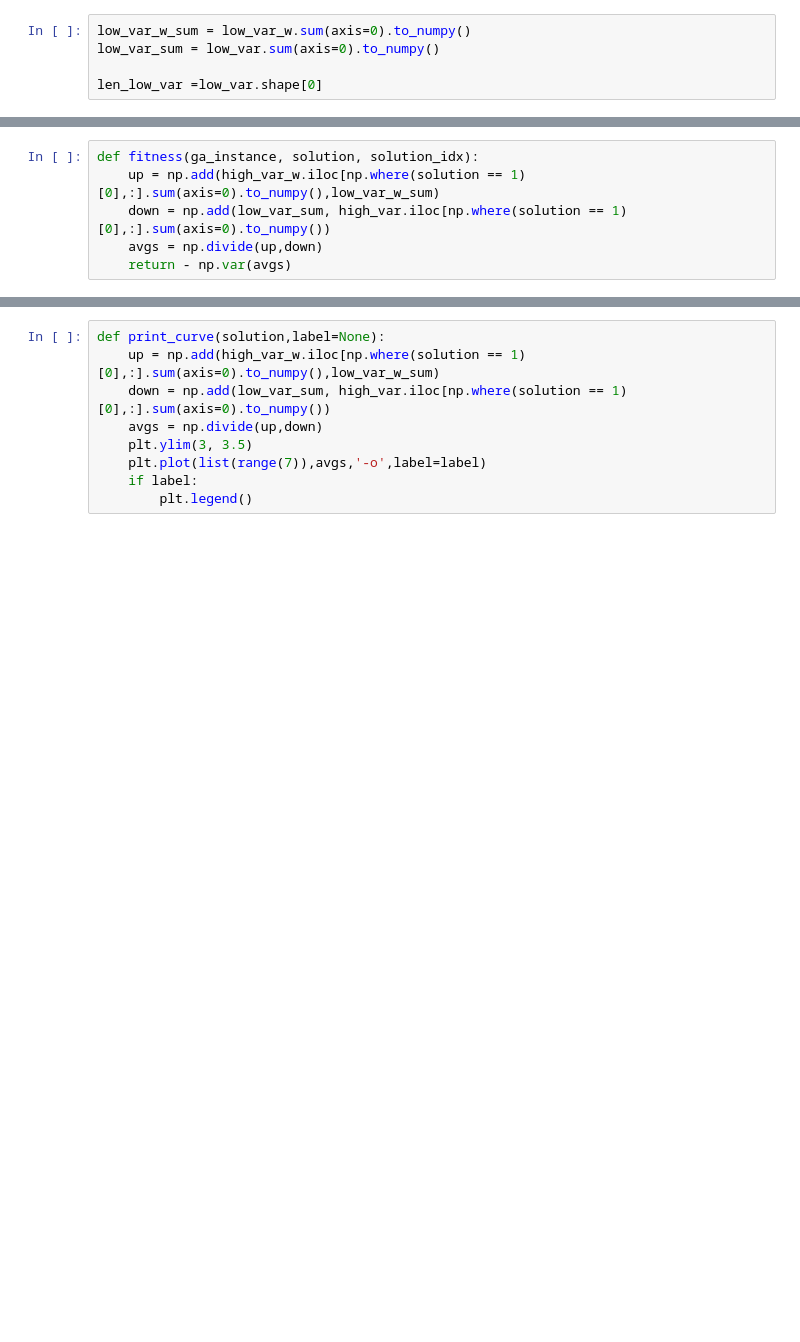
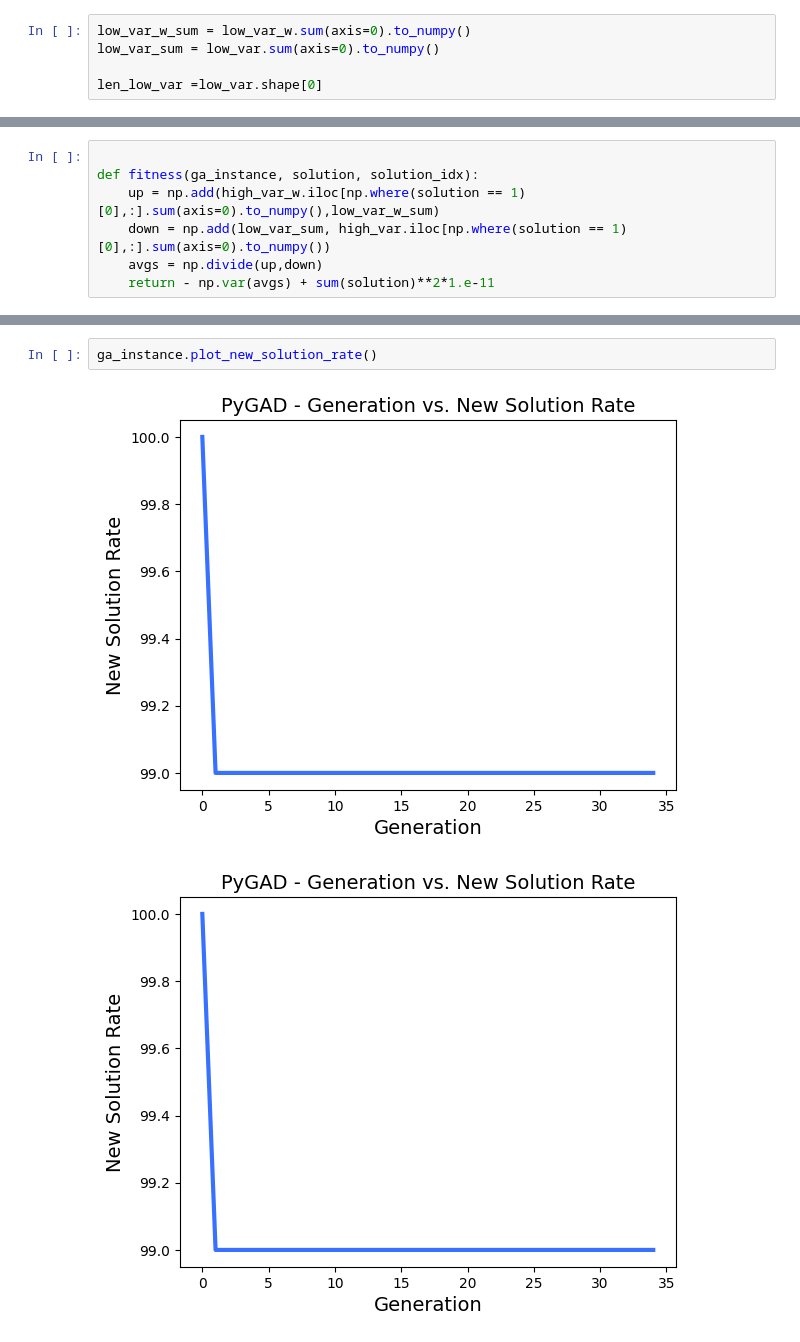
Before and after one commit to lavakin/ga_for_hourglass, a Jupyter notebook: pyGAD_implementation.ipynb, the cells around one changed output, grey strips where cells are left out. Drawn from its saved outputs; the diff is of its cells as text; blank space fills up the shorter version.

```diff
--- a/pyGAD_implementation.ipynb
+++ b/pyGAD_implementation.ipynb
@@ -49,6 +56,7 @@ len_low_var =low_var.shape[0]
 # %%
+
 def fitness(ga_instance, solution, solution_idx):
     up = np.add(high_var_w.iloc[np.where(solution == 1)[0],:].sum(axis=0).to_numpy(),low_var_w_sum)
     down = np.add(low_var_sum, high_var.iloc[np.where(solution == 1)[0],:].sum(axis=0).to_numpy())
     avgs = np.divide(up,down)
-    return - np.var(avgs)
+    return - np.var(avgs) + sum(solution)**2*1.e-11
@@ -93,9 +147,5 @@ ga_instance.plot_fitness()
-# %%
-def print_curve(solution,label=None):
-    up = np.add(high_var_w.iloc[np.where(solution == 1)[0],:].sum(axis=0).to_numpy(),low_var_w_sum)
-    down = np.add(low_var_sum, high_var.iloc[np.where(solution == 1)[0],:].sum(axis=0).to_numpy())
-    avgs = np.divide(up,down)
-    plt.ylim(3, 3.5)
-    plt.plot(list(range(7)),avgs,'-o',label=label)
-    if label:
-        plt.legend()
+# %%
+ga_instance.plot_new_solution_rate()
+# %% [output]
+[figure, added]
+[figure, added]
```
Also changed, not shown: parts of 15 cells of this notebook.
